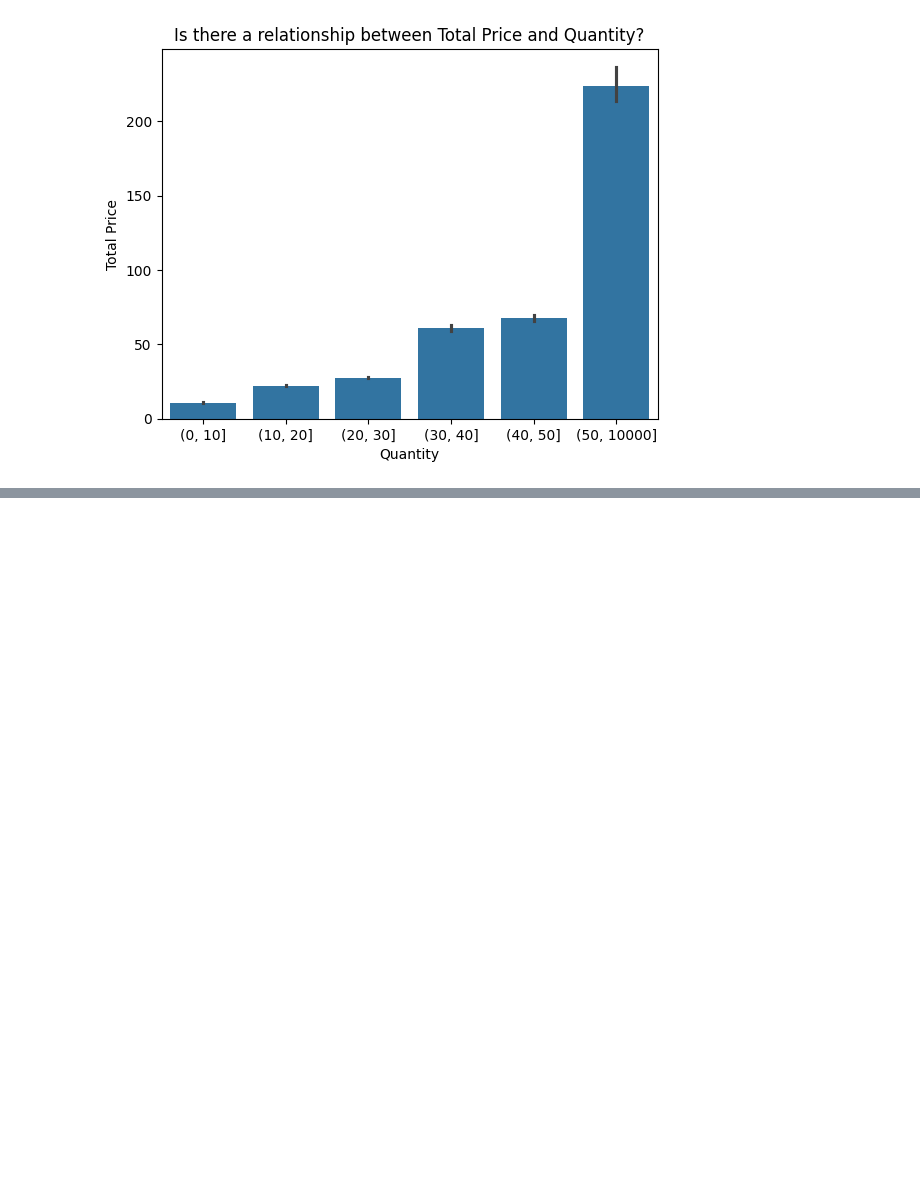
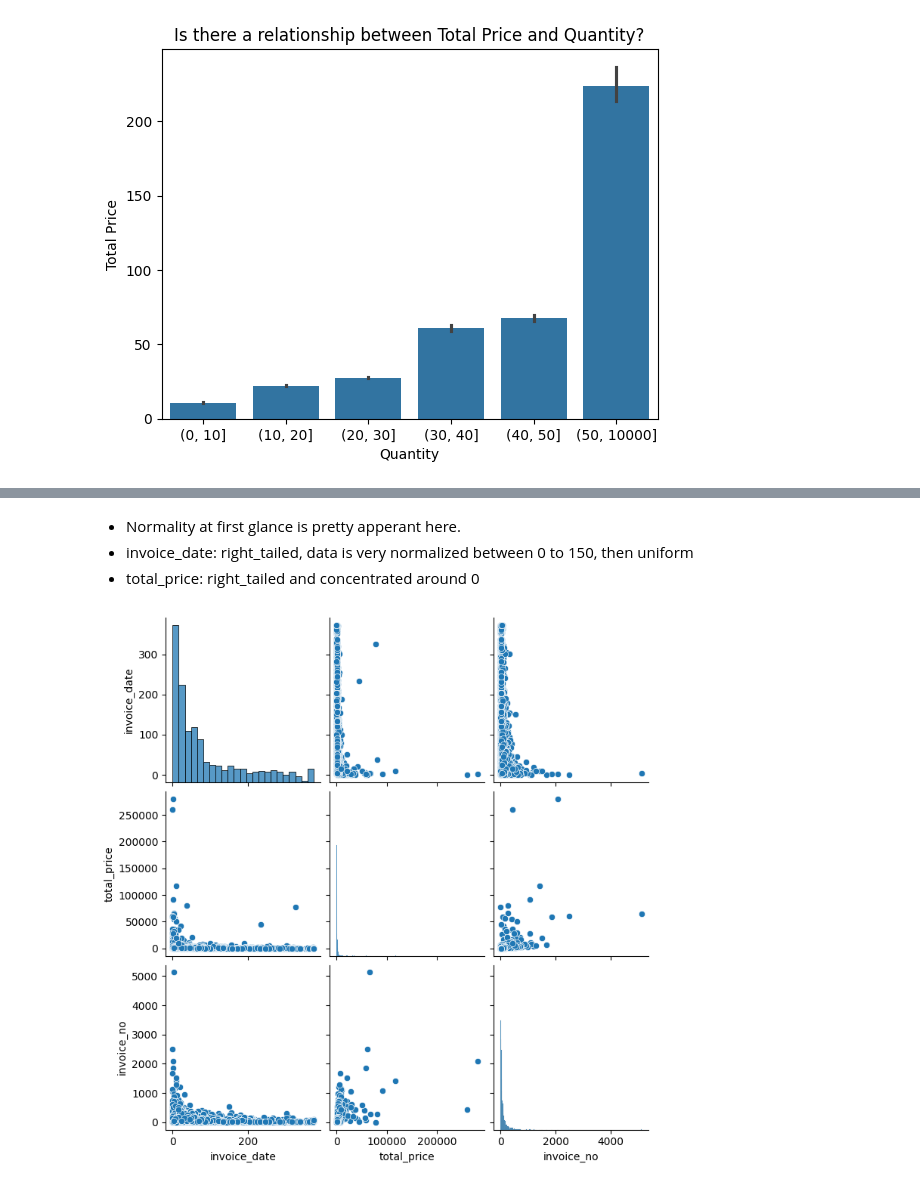
Before and after one commit to Marc-Aradillas/customer-segmentation-project, a Jupyter notebook: exp_working_nb.ipynb, the cells around one changed output, grey strips where cells are left out. Saved outputs shown, nothing was run; the diff lists cells and outputs as text; code cells hidden in the pictures; blank space fills up the shorter version.

```diff
--- a/exp_working_nb.ipynb
+++ b/exp_working_nb.ipynb
@@ -383,0 +391,9 @@ train_scaled.columns.to_list()
+# %% [markdown]
+* Normality at first glance is pretty apperant here.
+* invoice_date: right_tailed, data is very normalized between 0 to 150, then uniform
+* total_price: right_tailed and concentrated around 0
+# %%
+sns.pairplot(data=train[explore_cols])
+plt.show()
+# %% [output]
+[figure, added]
```
Also changed, not shown: parts of 21 cells of this notebook.
